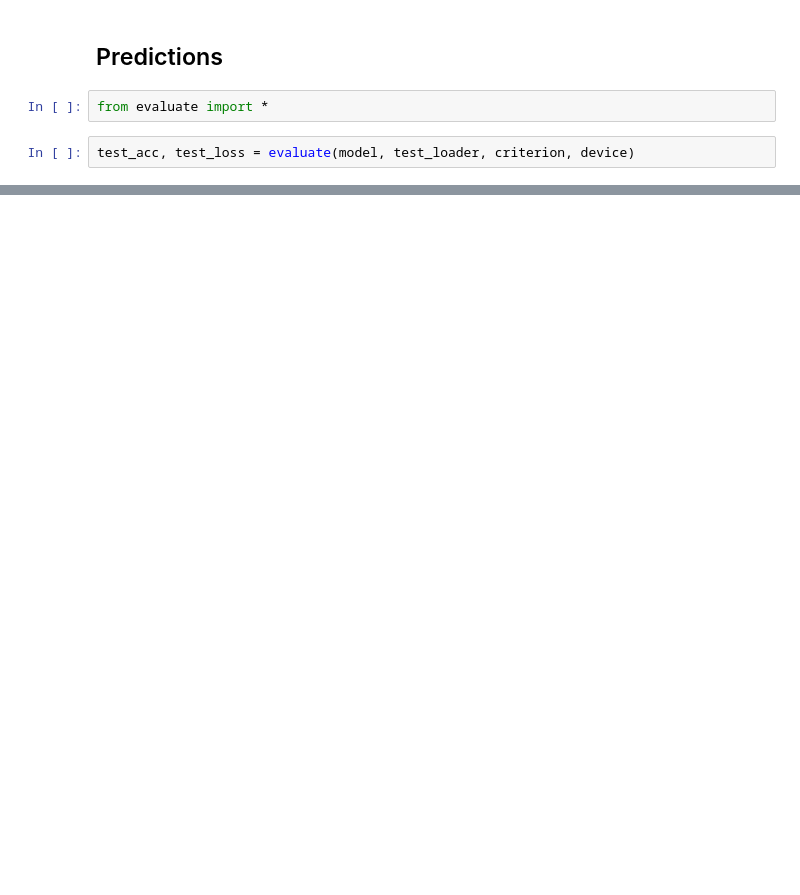
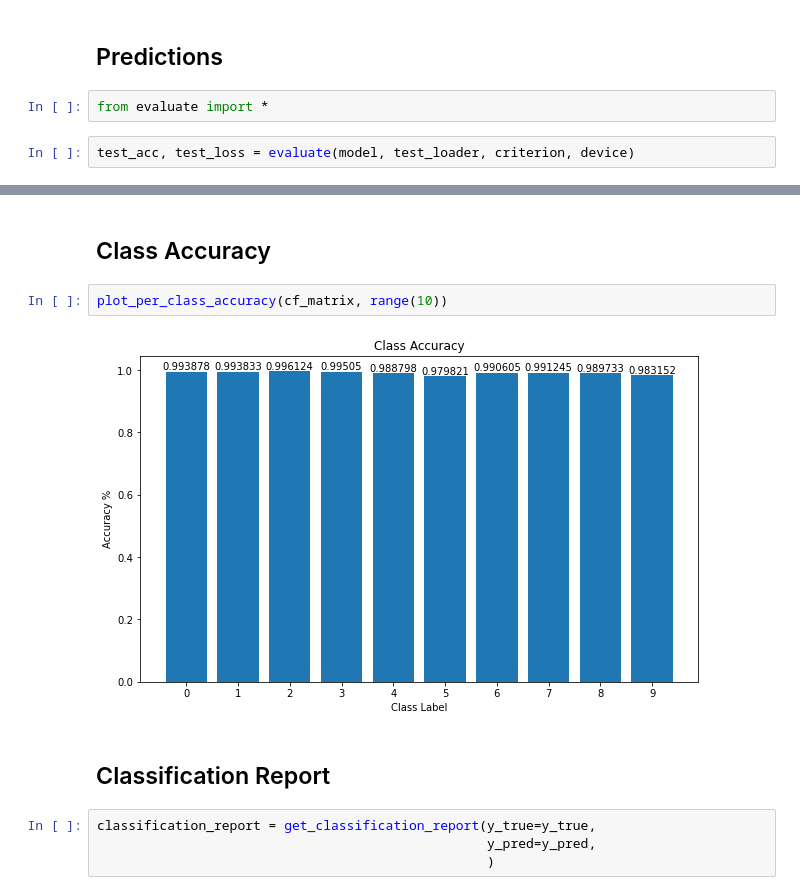
Before and after one commit to Mouafak-Khaled/KaggleDigitRecognizerCompetition, a Jupyter notebook: train.ipynb, the cells around one changed output, grey strips where cells are left out. Saved outputs shown, nothing was run; the diff lists cells and outputs as text; blank space fills up the shorter version.

```diff
--- a/train.ipynb
+++ b/train.ipynb
@@ -208,0 +218,12 @@ IndentationError: unexpected indent (1077977500.py, line 2)
+# %% [markdown]
+## Class Accuracy
+# %%
+plot_per_class_accuracy(cf_matrix, range(10))
+# %% [output]
+[figure, added]
+# %% [markdown]
+## Classification Report
+# %%
+classification_report = get_classification_report(y_true=y_true,
+                                                  y_pred=y_pred,
+                                                  )
```
Also changed, not shown: parts of 28 cells of this notebook, 4 other files.
